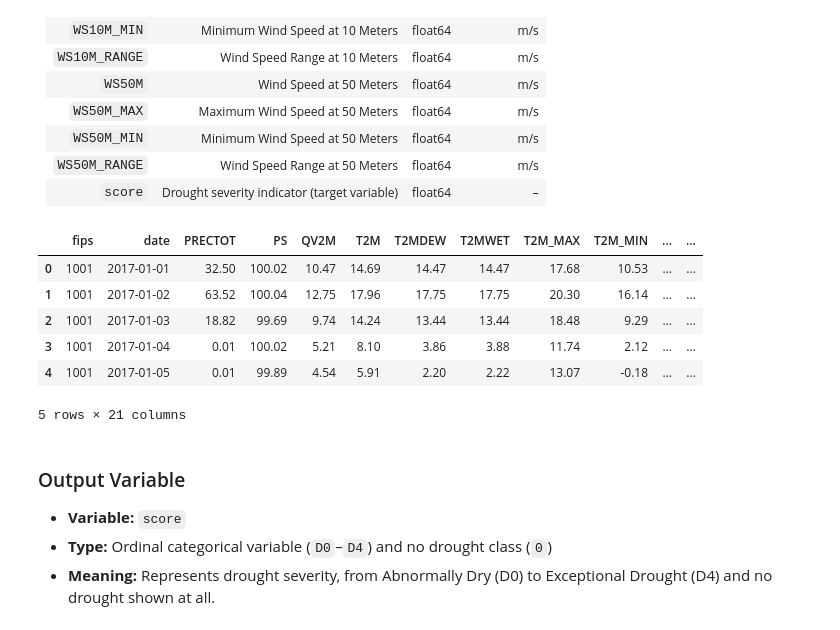
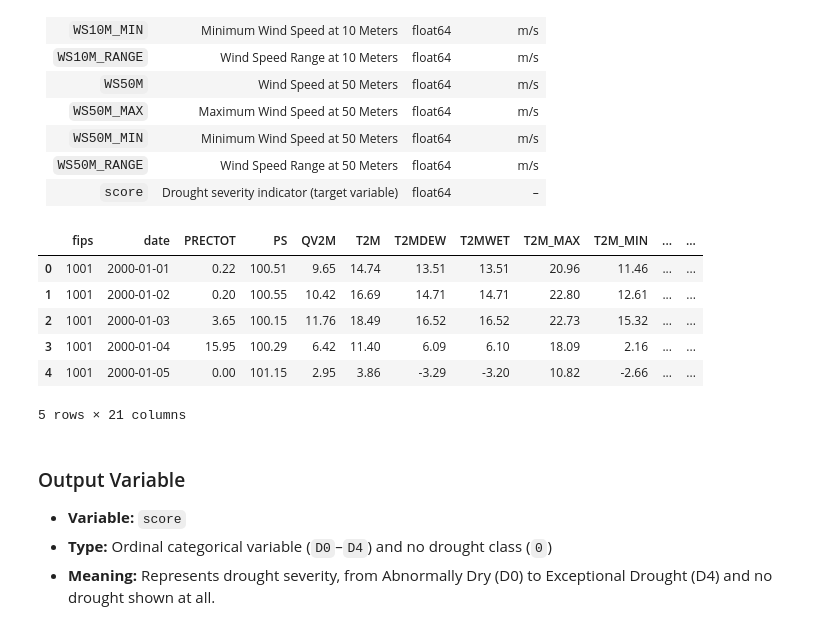
Before and after one commit to beatrizbsperes/Droughts-Predictions-with-Machine-Learning, a Jupyter notebook: notebooks/251008_milistone1.ipynb, the cells around one changed output. Cells and saved outputs as stored; diff of their text form; code cells hidden in the pictures.

```diff
--- a/notebooks/251008_milistone1.ipynb
+++ b/notebooks/251008_milistone1.ipynb
@@ -55,29 +55,29 @@ All dataset contains **19 meteorological indicators**, a **date column**, a **co
 # %%
 import pandas as pd
 import numpy as np
 
 # --- File paths ---
 # to create the files with the necessary county, you can run the code with the train, test and validation separately
 
-# INPUT_CSV = '../data/archive/train_timeseries/train_timeseries.csv'
-# OUTPUT_CSV = '../data/generated_data/fips_6107_drought_features_train.csv'
+INPUT_CSV = '../data/archive/train_timeseries/train_timeseries.csv'
+OUTPUT_CSV = '../data/generated_data/fips_6107_drought_features_train.csv'
 
 # INPUT_CSV = '../data/archive/test_timeseries/test_timeseries.csv'
 # OUTPUT_CSV = '../data/generated_data/fips_6107_drought_features_test.csv'
 
-INPUT_CSV = '../data/archive/validation_timeseries/validation_timeseries.csv'
-OUTPUT_CSV = '../data/generated_data/fips_6107_drought_features_validation.csv'
+# INPUT_CSV = '../data/archive/validation_timeseries/validation_timeseries.csv'
+# OUTPUT_CSV = '../data/generated_data/fips_6107_drought_features_validation.csv'
 
 # Load your data
 df = pd.read_csv(INPUT_CSV)
 df.head()
 # %% [output]
 |  | fips | date | PRECTOT | PS | QV2M | T2M | T2MDEW | T2MWET | T2M_MAX | T2M_MIN | ... | ... |
-| 0 | 1001 | 2017-01-01 | 32.50 | 100.02 | 10.47 | 14.69 | 14.47 | 14.47 | 17.68 | 10.53 | ... | ... |
-| 1 | 1001 | 2017-01-02 | 63.52 | 100.04 | 12.75 | 17.96 | 17.75 | 17.75 | 20.30 | 16.14 | ... | ... |
-| 2 | 1001 | 2017-01-03 | 18.82 | 99.69 | 9.74 | 14.24 | 13.44 | 13.44 | 18.48 | 9.29 | ... | ... |
-| 3 | 1001 | 2017-01-04 | 0.01 | 100.02 | 5.21 | 8.10 | 3.86 | 3.88 | 11.74 | 2.12 | ... | ... |
-| 4 | 1001 | 2017-01-05 | 0.01 | 99.89 | 4.54 | 5.91 | 2.20 | 2.22 | 13.07 | -0.18 | ... | ... |
+| 0 | 1001 | 2000-01-01 | 0.22 | 100.51 | 9.65 | 14.74 | 13.51 | 13.51 | 20.96 | 11.46 | ... | ... |
+| 1 | 1001 | 2000-01-02 | 0.20 | 100.55 | 10.42 | 16.69 | 14.71 | 14.71 | 22.80 | 12.61 | ... | ... |
+| 2 | 1001 | 2000-01-03 | 3.65 | 100.15 | 11.76 | 18.49 | 16.52 | 16.52 | 22.73 | 15.32 | ... | ... |
+| 3 | 1001 | 2000-01-04 | 15.95 | 100.29 | 6.42 | 11.40 | 6.09 | 6.10 | 18.09 | 2.16 | ... | ... |
+| 4 | 1001 | 2000-01-05 | 0.00 | 101.15 | 2.95 | 3.86 | -3.29 | -3.20 | 10.82 | -2.66 | ... | ... |
 5 rows × 21 columns
 # %% [markdown]
 ### Output Variable
```
Also changed, not shown: parts of 10 cells of this notebook, 5 other files.
